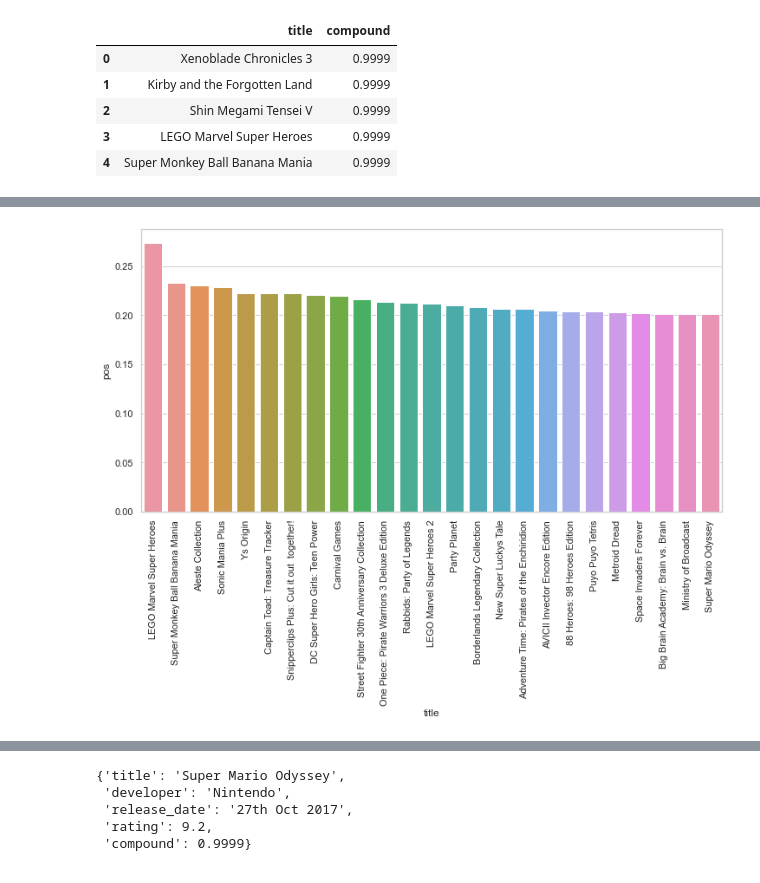
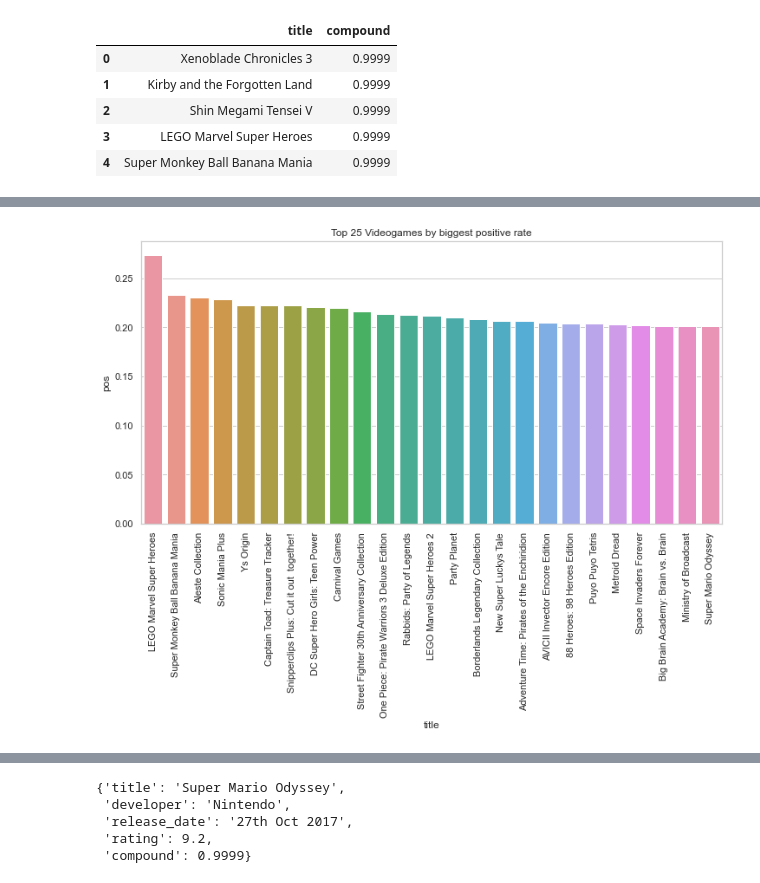
Before and after one commit to marcprz1992/Project-4-Ironhack, a Jupyter notebook: connecting_to_sql.ipynb, the cells around one changed output, grey strips where cells are left out. Drawn from its saved outputs; the diff is of its cells as text; code cells hidden in the pictures.

```diff
--- a/connecting_to_sql.ipynb
+++ b/connecting_to_sql.ipynb
@@ -214,10 +229,11 @@ df4[:5]
 | 3 | ba748815 | Sonic Mania Plus | https://www.nintendolife.com/revi... | https://images.nintendolife.com/6... | Nintendo Switch | SEGA | Christian Whitehead | Action Platformer | 17th Jul 2018 | Editors note: This review is base... | ... |
 | 4 | ef004494 | Ys Origin | https://www.nintendolife.com/revi... | https://images.nintendolife.com/2... | Nintendo Switch | Dotemu | Nihon Falcom | Action Adventure Platformer RPG | 1st Oct 2020 | Nihon Falcoms Ys (pronounced eese... | ... |
 # %%
-sns.barplot(data=df4, x="title", y="pos")
-plt.xticks(rotation=90);
+top_25_videogames_by_pos_rate = sns.barplot(data=df4, x="title", y="pos").set(title='Top 25 Videogames by biggest positive rate')
+plt.xticks(rotation=90)
+plt.savefig("../Project-4-Ironhack/Figures/top_25_videogames_by_pos_rate.png");
 # %% [output]
-[figure, old version]
+[figure, new version]
 # %%
 # QUERY 5: all info for all videogames launched in a given year
 def get_all_info_given_year(year):
```
Also changed, not shown: parts of 52 cells of this notebook, 28 other files.
